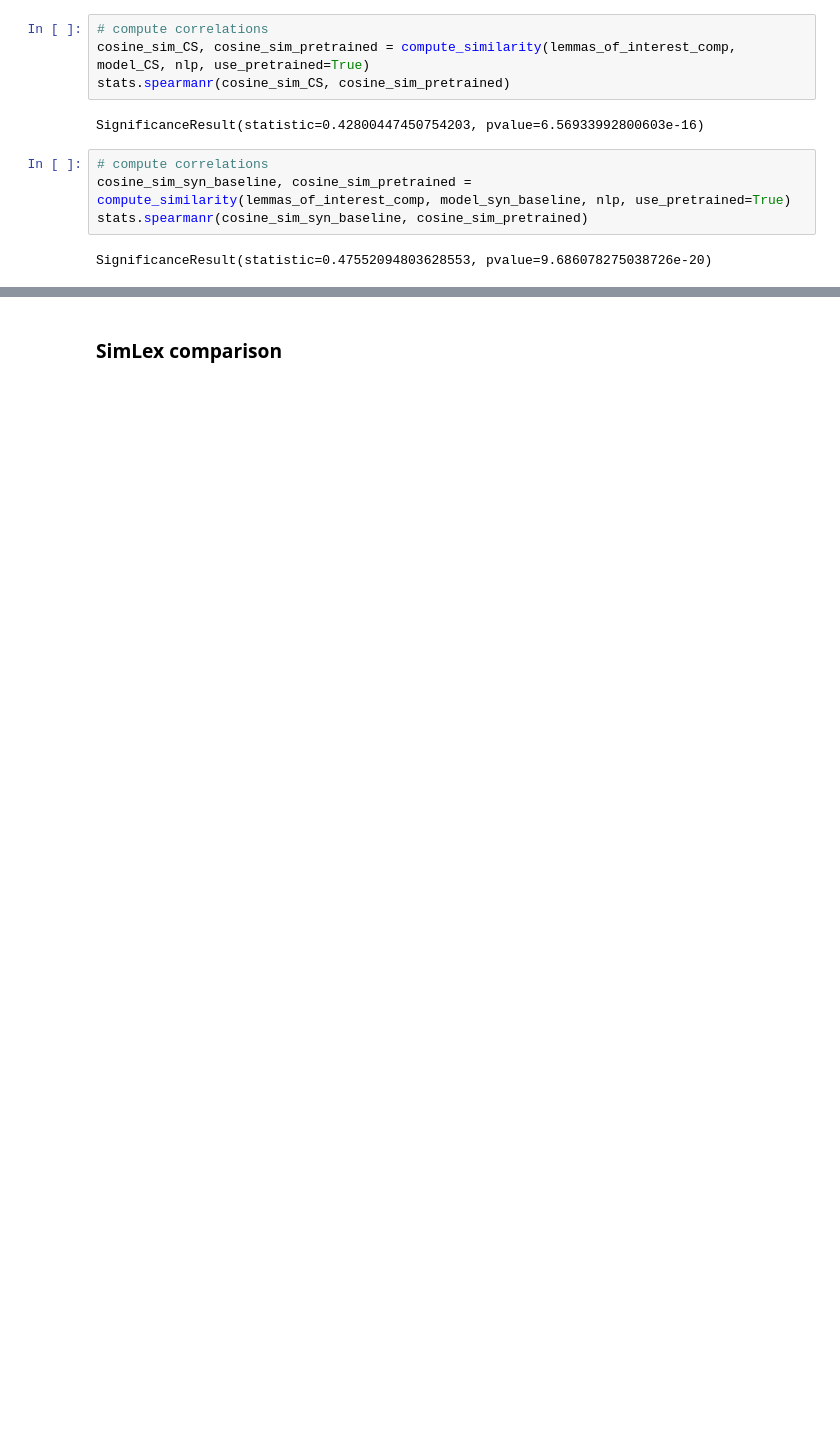
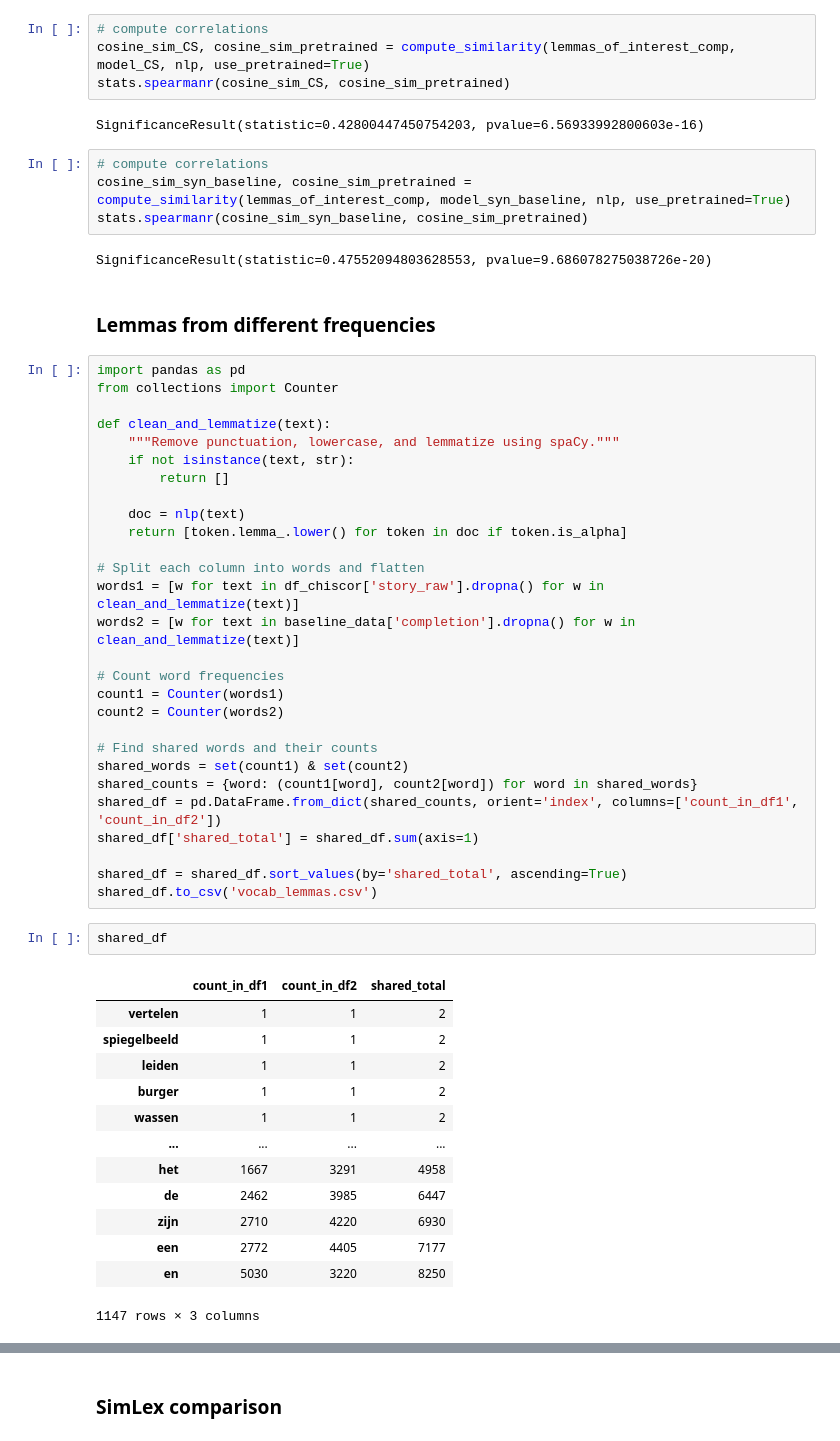
Before and after one commit to sabijn/storylm_p1_data, a Jupyter notebook: dataset_eval_overview-NL.ipynb, the cells around one changed output, grey strips where cells are left out. Drawn from its saved outputs; the diff is of its cells as text; blank space fills up the shorter version.

```diff
--- a/dataset_eval_overview-NL.ipynb
+++ b/dataset_eval_overview-NL.ipynb
@@ -3004,3 +3104,49 @@ cosine_sim_syn_baseline, cosine_sim_pretrained = compute_similarity(lemmas_of_in
 stats.spearmanr(cosine_sim_syn_baseline, cosine_sim_pretrained)
 # %% [output]
 SignificanceResult(statistic=0.47552094803628553, pvalue=9.686078275038726e-20)
+# %% [markdown]
+### Lemmas from different frequencies
+# %%
+import pandas as pd
+from collections import Counter
+
+def clean_and_lemmatize(text):
+    """Remove punctuation, lowercase, and lemmatize using spaCy."""
+    if not isinstance(text, str):
+        return []
+
+    doc = nlp(text)
+    return [token.lemma_.lower() for token in doc if token.is_alpha]
+
+# Split each column into words and flatten
+words1 = [w for text in df_chiscor['story_raw'].dropna() for w in clean_and_lemmatize(text)]
+words2 = [w for text in baseline_data['completion'].dropna() for w in clean_and_lemmatize(text)]
+
+# Count word frequencies
+count1 = Counter(words1)
+count2 = Counter(words2)
+
+# Find shared words and their counts
+shared_words = set(count1) & set(count2)
+shared_counts = {word: (count1[word], count2[word]) for word in shared_words}
+shared_df = pd.DataFrame.from_dict(shared_counts, orient='index', columns=['count_in_df1', 'count_in_df2'])
+shared_df['shared_total'] = shared_df.sum(axis=1)
+
+shared_df = shared_df.sort_values(by='shared_total', ascending=True)
+shared_df.to_csv('vocab_lemmas.csv')
+# %%
+shared_df
+# %% [output]
+|  | count_in_df1 | count_in_df2 | shared_total |
+| vertelen | 1 | 1 | 2 |
+| spiegelbeeld | 1 | 1 | 2 |
+| leiden | 1 | 1 | 2 |
+| burger | 1 | 1 | 2 |
+| wassen | 1 | 1 | 2 |
+| ... | ... | ... | ... |
+| het | 1667 | 3291 | 4958 |
+| de | 2462 | 3985 | 6447 |
+| zijn | 2710 | 4220 | 6930 |
+| een | 2772 | 4405 | 7177 |
+| en | 5030 | 3220 | 8250 |
+1147 rows × 3 columns
```
Also changed, not shown: parts of 57 cells of this notebook, 53 other files.
